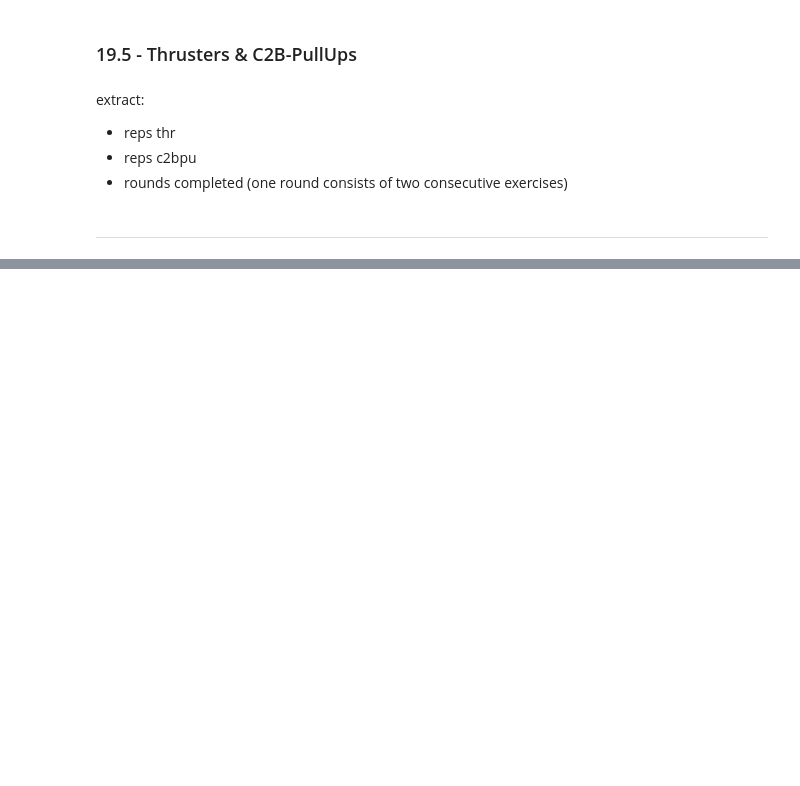
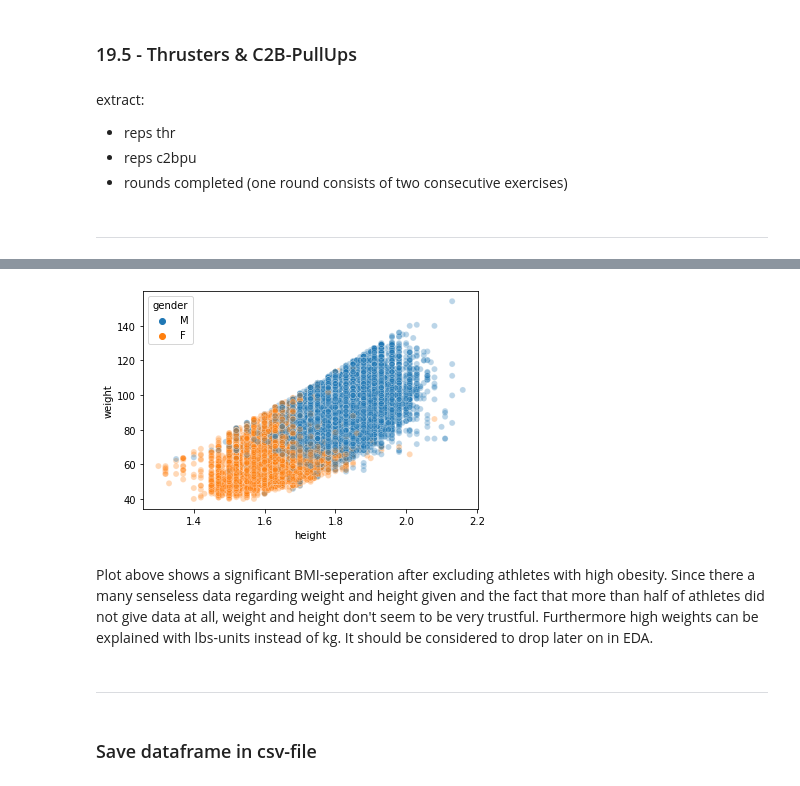
Before and after one commit to malefiz1988/project-crossfit-data, a Jupyter notebook: open_19_cleaning.ipynb, the cells around one changed output, grey strips where cells are left out. Cells and saved outputs as stored; diff of their text form; code cells hidden in the pictures; blank space fills up the shorter version.

```diff
--- a/open_19_cleaning.ipynb
+++ b/open_19_cleaning.ipynb
@@ -653,0 +798,14 @@ for i in sc5:
+# %%
+# set weight and height to np.NaN if not 16 < BMI < 35
+df_19.loc[df_19['BMI'] > 35, 'height'] = np.NaN
+df_19.loc[df_19['BMI'] < 16, 'height'] = np.NaN
+df_19.loc[df_19['BMI'] > 35, 'weight'] = np.NaN
+df_19.loc[df_19['BMI'] < 16, 'weight'] = np.NaN
+df_19.loc[df_19['BMI'] > 35, 'BMI'] = np.NaN
+df_19.loc[df_19['BMI'] < 16, 'BMI'] = np.NaN
+# %%
+sns.scatterplot(data=df_19,x='height',y='weight',hue='gender',alpha=0.3);
+# %% [output]
+[figure, added]
+# %% [markdown]
+Plot above shows a significant BMI-seperation after excluding athletes with high obesity. Since there a many senseless data regarding weight and height given and the fact that more than half of athletes did not give data at all, weight and height don't seem to be very trustful. Furthermore high weights can be explained with lbs-units instead of kg. It should be considered to drop later on in EDA.
@@ -653,0 +815,4 @@ for i in sc5:
+# %% [markdown]
+---
+# %% [markdown]
+### Save dataframe in csv-file
```
Also changed, not shown: parts of 33 cells of this notebook.
